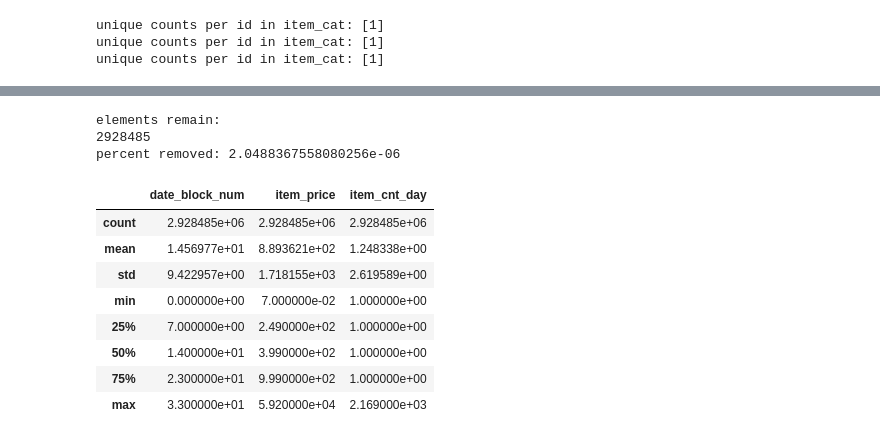
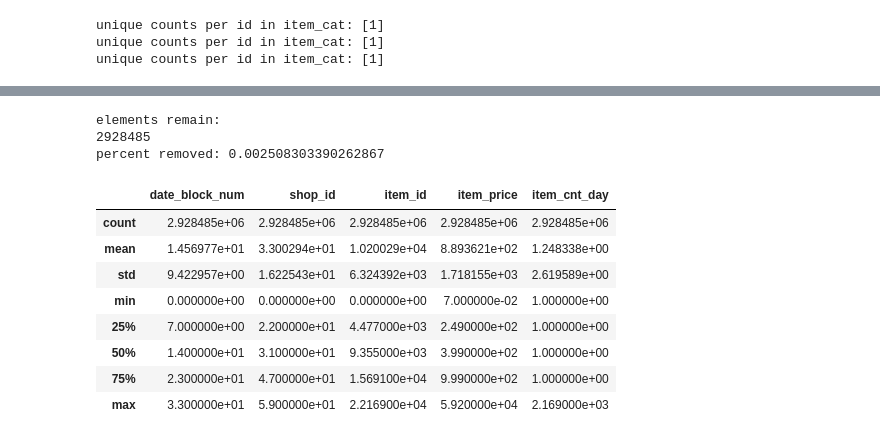
Before and after one commit to valera2444/FutureSalesPrediction, a Jupyter notebook: etl.ipynb, the cells around one changed output, grey strips where cells are left out. Drawn from its saved outputs; the diff is of its cells as text; code cells hidden in the pictures.

Commit message:
DS-1.1 DQC and ETL Changes: - Entities stored separate from data_train - Useless rows removed from items

```diff
--- a/etl.ipynb
+++ b/etl.ipynb
@@ -7,6 +7,7 @@ import seaborn as sns
 # %%
 data_train = pd.read_csv('data/sales_train.csv')
 # %%
+ttl_r = len(data_train)
 print(f'rows total: {len(data_train)}')
 for col in data_train:
     print(col, data_train[col].nunique())
@@ -23,8 +24,6 @@ print(data_train['date_block_num'].unique())
 # %% [output]
 [ 0  1  2  3  4  5  6  7  8  9 10 11 12 13 14 15 16 17 18 19 20 21 22 23
  24 25 26 27 28 29 30 31 32 33]
-# %%
-data_train=data_train.drop(data_train[data_train['item_price'] <= 0].index)
 # %%
 data_train.boxplot(column='item_cnt_day')
 # %% [output]
@@ -86,7 +74,7 @@ merged['item_category_name'].nunique()
 # %%
 #средняя цена по месяцам, средняя товара по категориям и магазинам, за месяц
 # %%
-data_train = data_train.drop(data_train[data_train['item_price'] <= 0].index)
+data_train = data_train.drop(data_train[data_train['item_price'] < 0].index)
 data_train = data_train.drop(data_train[data_train['item_price'] >= 100000].index)
 # %%
 data_train = data_train.drop(data_train[data_train['item_cnt_day'] < 0].index)
@@ -141,0 +91,2 @@ merged=merged.drop_duplicates()
+# %%
+data_train=data_train.drop_duplicates()
@@ -142,19 +97,19 @@ merged=merged.drop_duplicates()
 # %%
 print('elements remain:')
-print(len(merged))
-print('percent removed:',1-len(merged)/len(data_train))
-merged.describe()
+print(len(data_train))
+print('percent removed:',1-len(data_train)/ttl_r)
+data_train.describe()
 # %% [output]
 elements remain:
 2928485
-percent removed: 2.0488367558080256e-06
+percent removed: 0.002508303390262867
-|  | date_block_num | item_price | item_cnt_day |
-| count | 2.928485e+06 | 2.928485e+06 | 2.928485e+06 |
-| mean | 1.456977e+01 | 8.893621e+02 | 1.248338e+00 |
-| std | 9.422957e+00 | 1.718155e+03 | 2.619589e+00 |
-| min | 0.000000e+00 | 7.000000e-02 | 1.000000e+00 |
-| 25% | 7.000000e+00 | 2.490000e+02 | 1.000000e+00 |
-| 50% | 1.400000e+01 | 3.990000e+02 | 1.000000e+00 |
-| 75% | 2.300000e+01 | 9.990000e+02 | 1.000000e+00 |
-| max | 3.300000e+01 | 5.920000e+04 | 2.169000e+03 |
+|  | date_block_num | shop_id | item_id | item_price | item_cnt_day |
+| count | 2.928485e+06 | 2.928485e+06 | 2.928485e+06 | 2.928485e+06 | 2.928485e+06 |
+| mean | 1.456977e+01 | 3.300294e+01 | 1.020029e+04 | 8.893621e+02 | 1.248338e+00 |
+| std | 9.422957e+00 | 1.622543e+01 | 6.324392e+03 | 1.718155e+03 | 2.619589e+00 |
+| min | 0.000000e+00 | 0.000000e+00 | 0.000000e+00 | 7.000000e-02 | 1.000000e+00 |
+| 25% | 7.000000e+00 | 2.200000e+01 | 4.477000e+03 | 2.490000e+02 | 1.000000e+00 |
+| 50% | 1.400000e+01 | 3.100000e+01 | 9.355000e+03 | 3.990000e+02 | 1.000000e+00 |
+| 75% | 2.300000e+01 | 4.700000e+01 | 1.569100e+04 | 9.990000e+02 | 1.000000e+00 |
+| max | 3.300000e+01 | 5.900000e+01 | 2.216900e+04 | 5.920000e+04 | 2.169000e+03 |
 # %%
```
Also changed, not shown: parts of 13 cells of this notebook, 1 other file.
